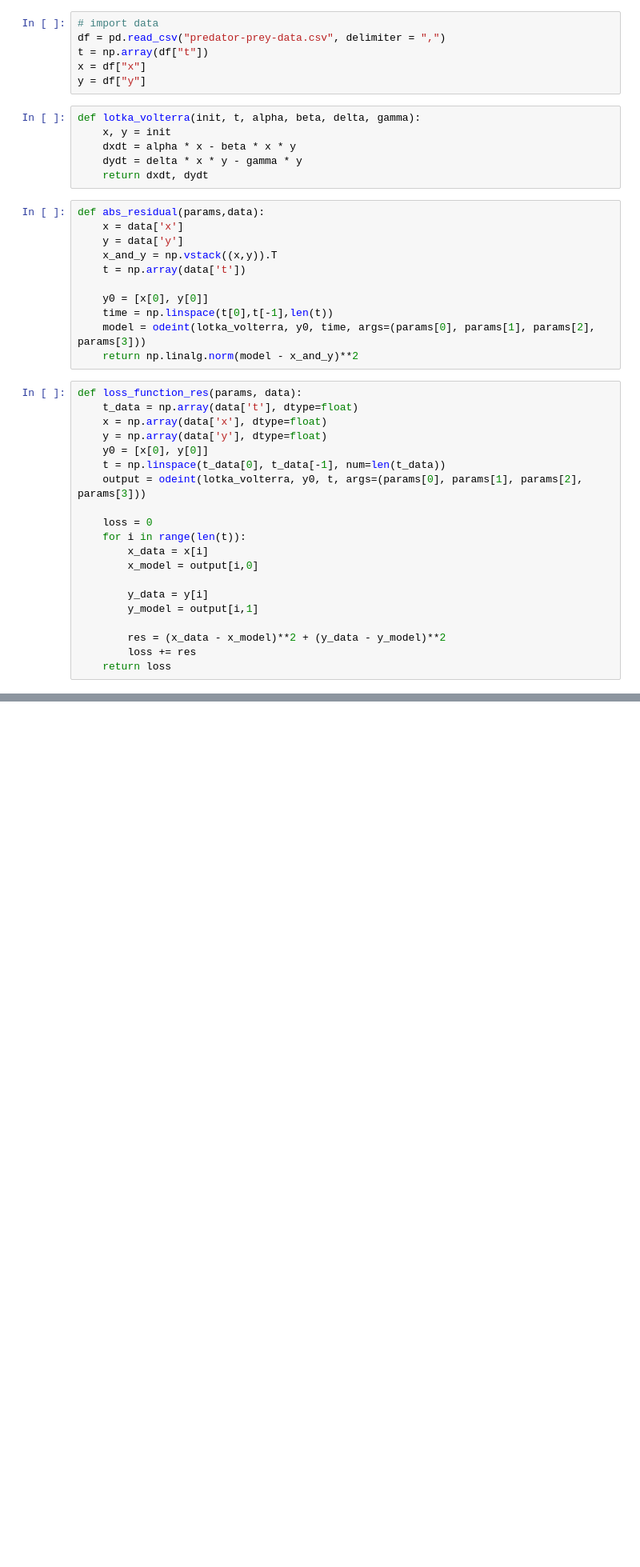
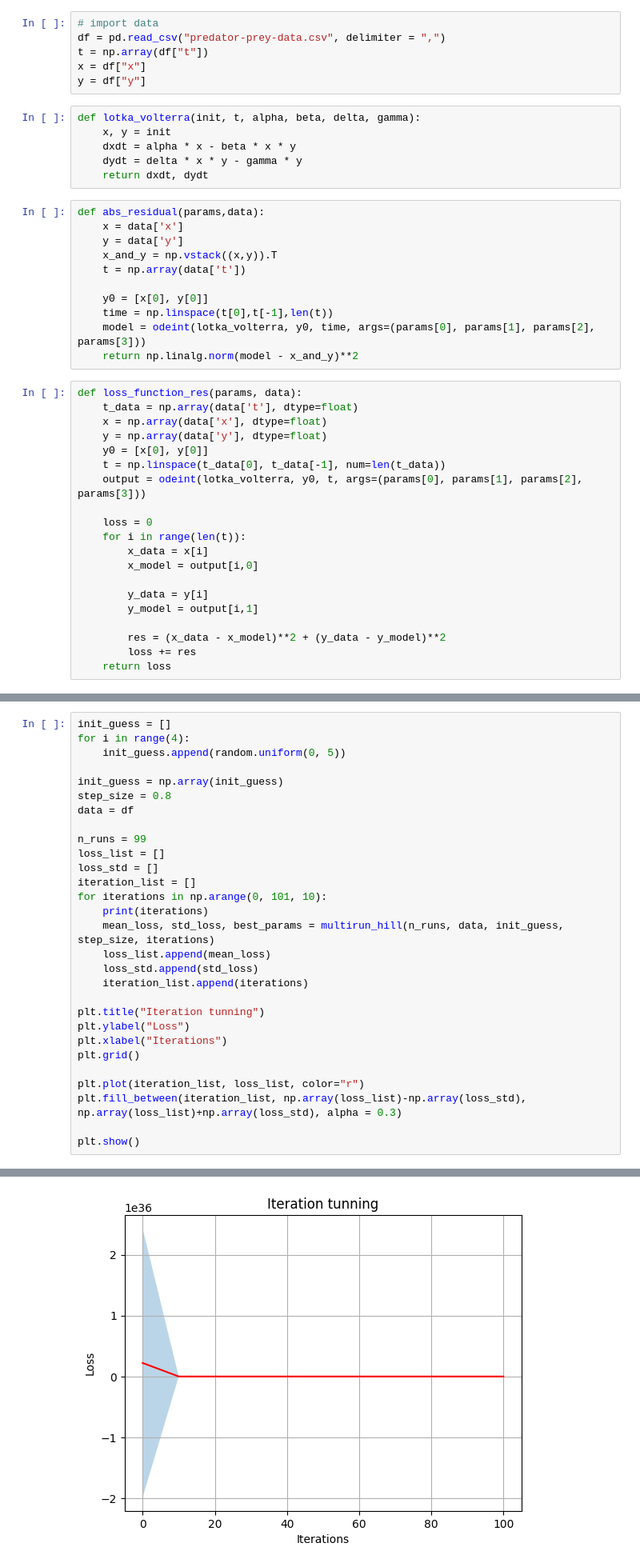
Before and after one commit to estherlb/stochastic_3, a Jupyter notebook: Reverse-Engineering Predator-Prey System/hillclimber.ipynb, the cells around one changed output, grey strips where cells are left out. Shown: that part at 80% size. Drawn from its saved outputs; the diff is of its cells as text; blank space fills up the shorter version.

```diff
--- a/Reverse-Engineering Predator-Prey System/hillclimber.ipynb
+++ b/Reverse-Engineering Predator-Prey System/hillclimber.ipynb
@@ -132,0 +188,30 @@ plt.show()
+# %%
+init_guess = []
+for i in range(4):
+    init_guess.append(random.uniform(0, 5))
+
+init_guess = np.array(init_guess)
+step_size = 0.8
+data = df
+
+n_runs = 99
+loss_list = []
+loss_std = []
+iteration_list = []
+for iterations in np.arange(0, 101, 10):
+    print(iterations)
+    mean_loss, std_loss, best_params = multirun_hill(n_runs, data, init_guess, step_size, iterations)
+    loss_list.append(mean_loss)
+    loss_std.append(std_loss)
+    iteration_list.append(iterations)
+
+plt.title("Iteration tunning")
+plt.ylabel("Loss")
+plt.xlabel("Iterations")
+plt.grid()
+
+plt.plot(iteration_list, loss_list, color="r")
+plt.fill_between(iteration_list, np.array(loss_list)-np.array(loss_std), np.array(loss_list)+np.array(loss_std), alpha = 0.3)
+
+plt.show()
+# %% [output]
@@ -132,0 +235 @@ plt.show()
+[figure, added]
```
Also changed, not shown: parts of 8 cells of this notebook.
